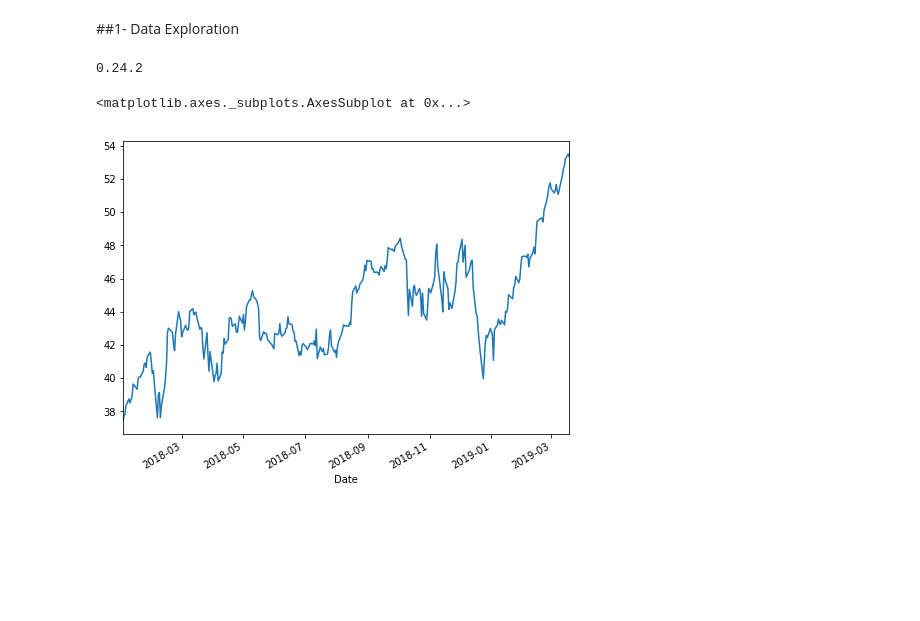
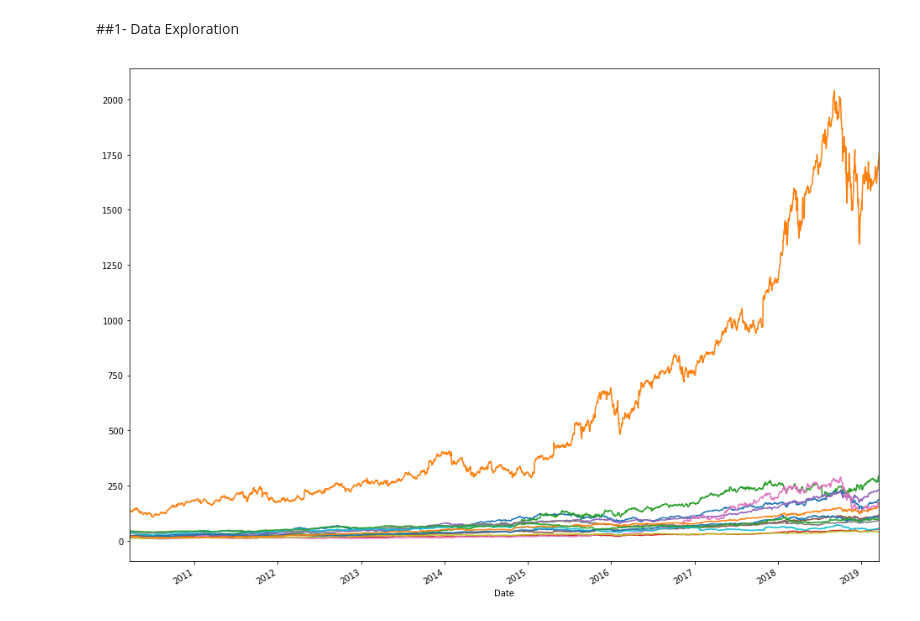
Before and after one commit to farukbulbul/stock_price_indicator, a Jupyter notebook: Stock_Price_Indicator.ipynb, the cells around one changed output. Drawn from its saved outputs; the diff is of its cells as text; code cells hidden in the pictures; blank space fills up the shorter version.

Commit message:
data downloaded and plotted

```diff
--- a/Stock_Price_Indicator.ipynb
+++ b/Stock_Price_Indicator.ipynb
@@ -20,16 +20,12 @@ end=datetime.datetime(2019,3,19)
 # %%
 import pandas as pd
 import pandas_datareader as reader
 import datetime
-print(pd.__version__)
 
-CSCO = pd.read_csv('data/CSCO.csv', header=0, parse_dates=['Date'])
-CSCO.head()
-CSCO.set_index('Date',inplace=True)
+
+for stock in stock_list:
+    stock_data = pd.read_csv('data/'+stock+'.csv', header=0, parse_dates=['Date'])
+    stock_data.set_index('Date',inplace=True)
+    stock_data['Adj Close'].plot(figsize=(16, 12))
 # %% [output]
-0.24.2
+[figure, added]
-# %%
-CSCO.truncate(before='2018-01-01')['Adj Close'].plot(figsize=(8, 6))
-# %% [output]
-<matplotlib.axes._subplots.AxesSubplot at 0x...>
-[figure, removed]
```
